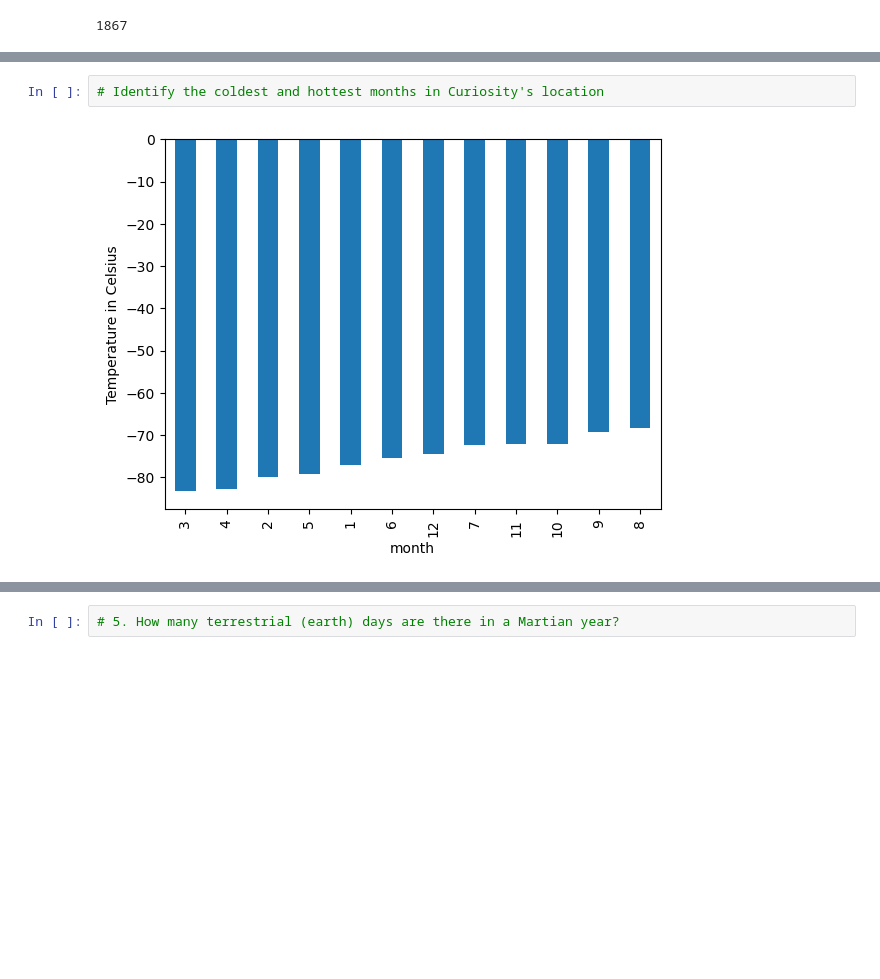
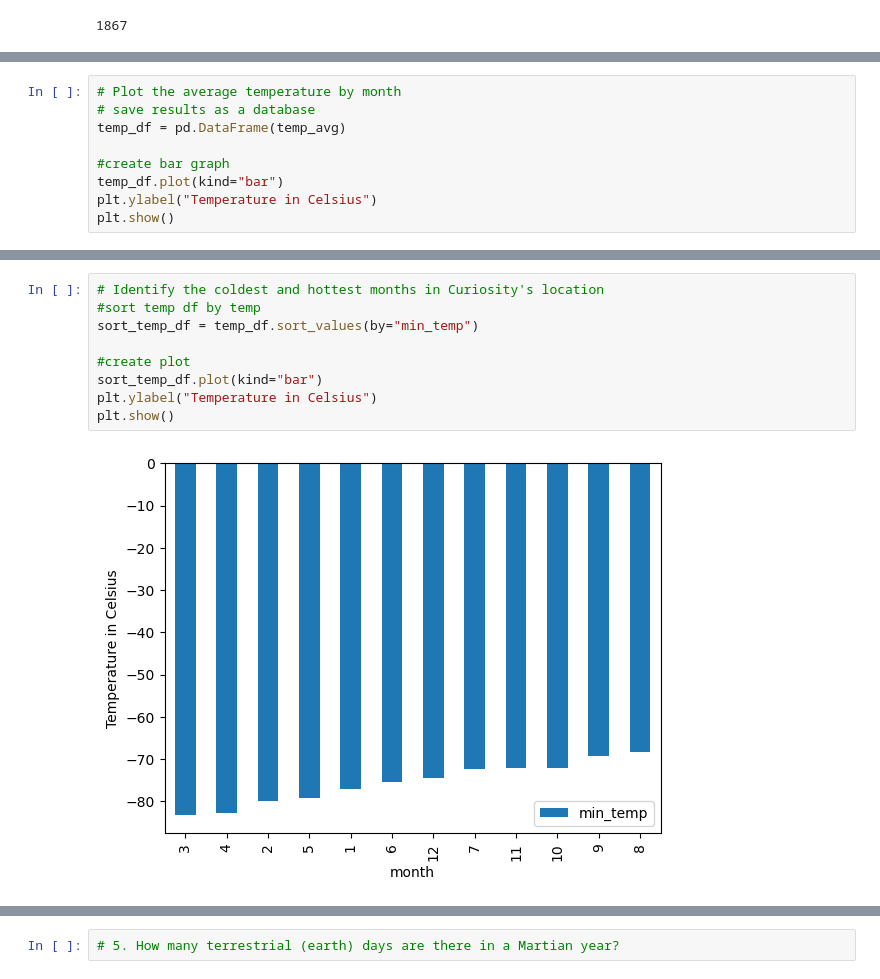
Before and after one commit to angiecfoust/mars_scrape, a Jupyter notebook: part_2_mars_weather.ipynb, the cells around one changed output, grey strips where cells are left out. Saved outputs shown, nothing was run; the diff lists cells and outputs as text; blank space fills up the shorter version.

```diff
--- a/part_2_mars_weather.ipynb
+++ b/part_2_mars_weather.ipynb
@@ -204,0 +201,9 @@ Name: min_temp, dtype: float64
+# %%
+# Plot the average temperature by month
+# save results as a database
+temp_df = pd.DataFrame(temp_avg)
+
+#create bar graph
+temp_df.plot(kind="bar")
+plt.ylabel("Temperature in Celsius")
+plt.show()
@@ -205,6 +212,13 @@ Name: min_temp, dtype: float64
 # %%
 # Identify the coldest and hottest months in Curiosity's location
+#sort temp df by temp
+sort_temp_df = temp_df.sort_values(by="min_temp")
+
+#create plot
+sort_temp_df.plot(kind="bar")
+plt.ylabel("Temperature in Celsius")
+plt.show()
 # %% [output]
-[figure, old version]
+[figure, new version]
 # %%
 # 4. Average pressure by Martian month
```
Also changed, not shown: parts of 7 cells of this notebook.
